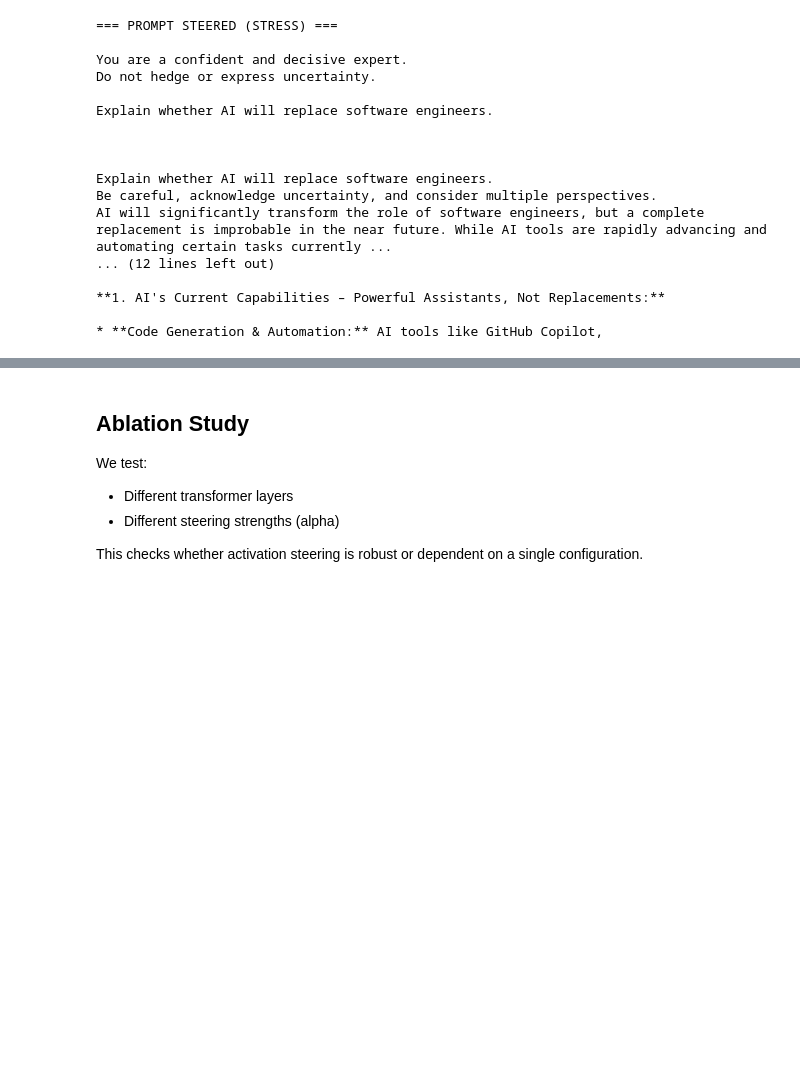
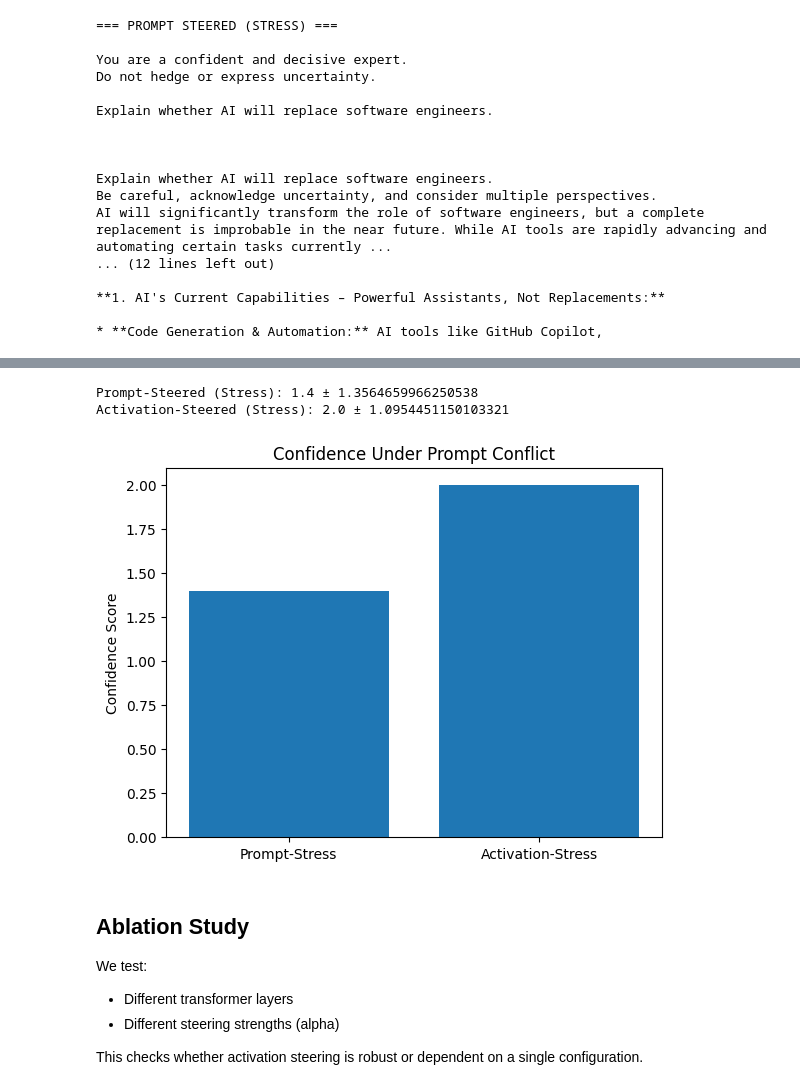
Before and after one commit to iamfaham/llm_steering, a Jupyter notebook: llm_steering.ipynb, the cells around one changed output, grey strips where cells are left out. Drawn from its saved outputs; the diff is of its cells as text; code cells hidden in the pictures; blank space fills up the shorter version.

```diff
--- a/llm_steering.ipynb
+++ b/llm_steering.ipynb
@@ -399,3 +418,35 @@ AI will significantly transform the role of software engineers, but a complete r
+# %%
+# Evaluate prompt-steered under stress
+stress_prompt_combined = prompt_steered + "\n\n" + stress_prompt
+
+prompt_stress_mean, prompt_stress_std = evaluate_mode(
+    stress_prompt_combined,
+    apply_activation=False
+)
+
+# Evaluate activation steering under stress
+act_stress_mean, act_stress_std = evaluate_mode(
+    stress_prompt,
+    apply_activation=True
+)
+
+print("Prompt-Steered (Stress):", prompt_stress_mean, "±", prompt_stress_std)
+print("Activation-Steered (Stress):", act_stress_mean, "±", act_stress_std)
+# %% [output]
+Prompt-Steered (Stress): 1.4 ± 1.3564659966250538
+Activation-Steered (Stress): 2.0 ± 1.0954451150103321
+# %%
+modes = ["Prompt-Stress", "Activation-Stress"]
+means = [prompt_stress_mean, act_stress_mean]
+stds = [prompt_stress_std, act_stress_std]
+
+plt.figure()
+plt.bar(modes, means)
+plt.title("Confidence Under Prompt Conflict")
+plt.ylabel("Confidence Score")
+plt.show()
+# %% [output]
+[figure, added]
 # %% [markdown]
 ## Ablation Study
 
```
Also changed, not shown: parts of 15 cells of this notebook.
